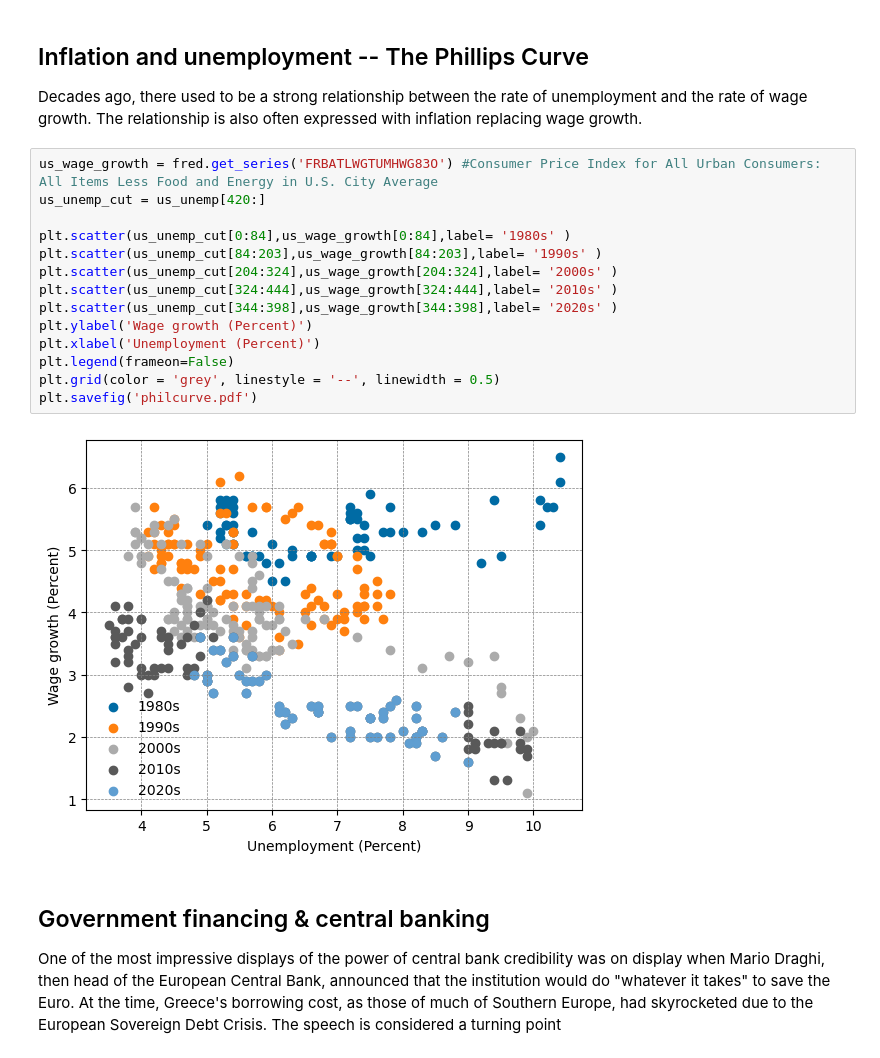
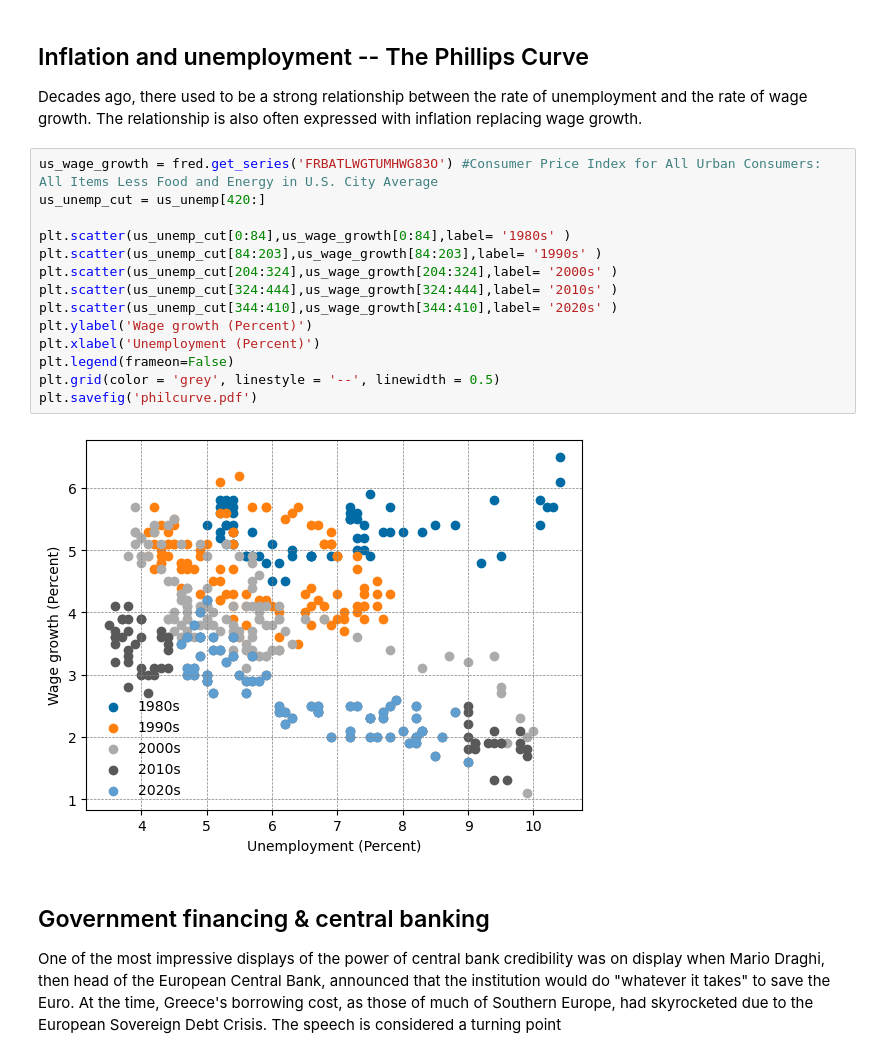
Before and after one commit to jvkramer/MacroIII_public, a Jupyter notebook: Lecture 1/Lec1.ipynb, the cells around one changed output. Cells and saved outputs as stored; diff of their text form.

```diff
--- a/Lecture 1/Lec1.ipynb
+++ b/Lecture 1/Lec1.ipynb
@@ -243,19 +240,19 @@ Decades ago, there used to be a strong relationship between the rate of unemploy
 # %%
 us_wage_growth = fred.get_series('FRBATLWGTUMHWG83O') #Consumer Price Index for All Urban Consumers: All Items Less Food and Energy in U.S. City Average
 us_unemp_cut = us_unemp[420:]
 
 plt.scatter(us_unemp_cut[0:84],us_wage_growth[0:84],label= '1980s' )
 plt.scatter(us_unemp_cut[84:203],us_wage_growth[84:203],label= '1990s' )
 plt.scatter(us_unemp_cut[204:324],us_wage_growth[204:324],label= '2000s' )
 plt.scatter(us_unemp_cut[324:444],us_wage_growth[324:444],label= '2010s' )
-plt.scatter(us_unemp_cut[344:398],us_wage_growth[344:398],label= '2020s' )
+plt.scatter(us_unemp_cut[344:410],us_wage_growth[344:410],label= '2020s' )
 plt.ylabel('Wage growth (Percent)')
 plt.xlabel('Unemployment (Percent)')
 plt.legend(frameon=False)
 plt.grid(color = 'grey', linestyle = '--', linewidth = 0.5)
 plt.savefig('philcurve.pdf')
 # %% [output]
-[figure, old version]
+[figure, new version]
 # %% [markdown]
 ## Government financing & central banking
 One of the most impressive displays of the power of central bank credibility was on display when Mario Draghi, then head of the European Central Bank, announced that the institution would do "whatever it takes" to save the Euro. At the time, Greece's borrowing cost, as those of much of Southern Europe, had skyrocketed due to the European Sovereign Debt Crisis. The speech is considered a turning point
```
Also changed, not shown: parts of 7 cells of this notebook, 4 other files.
